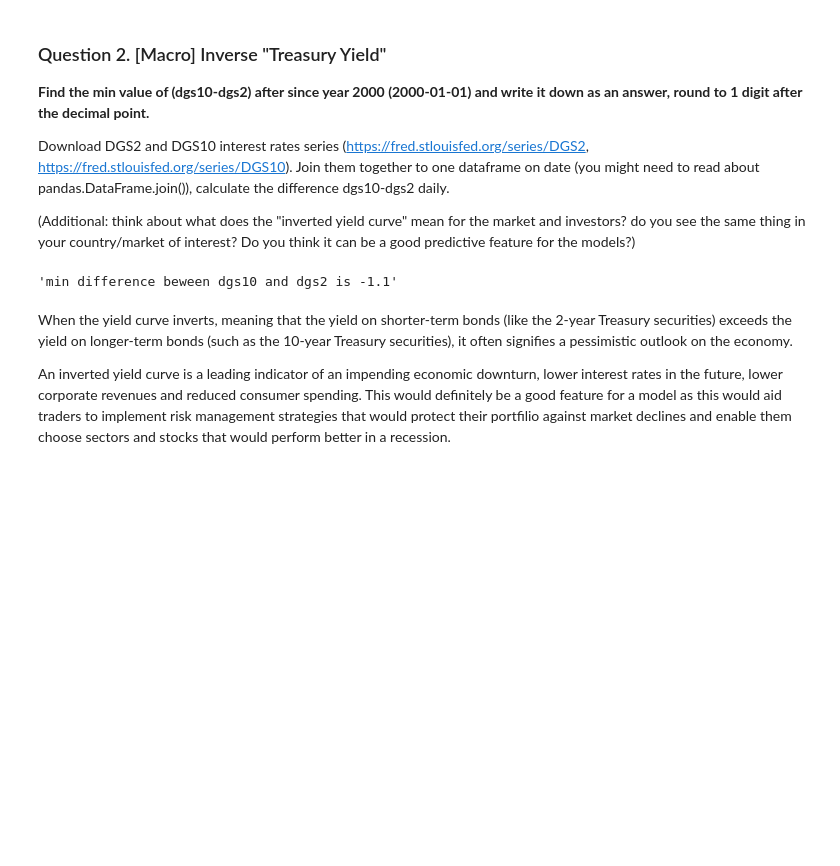
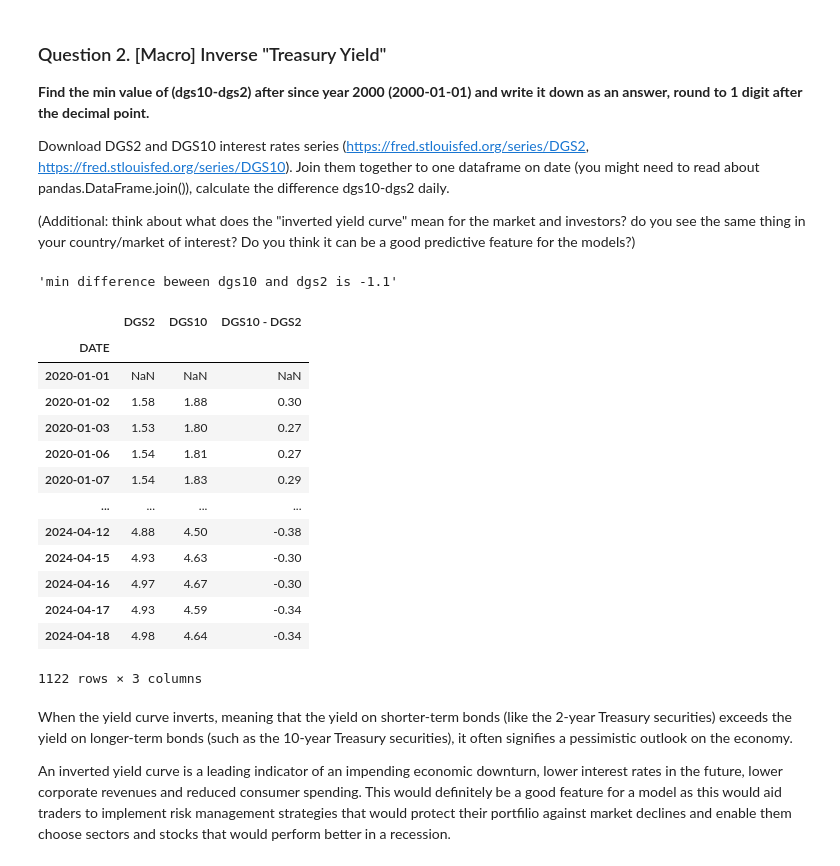
Before and after one commit to acebirim/Stock_Analysis_ZoomCamp, a Jupyter notebook: Answers_Module_1_Homework.ipynb, the cells around one changed output. Saved outputs shown, nothing was run; the diff lists cells and outputs as text; code cells hidden in the pictures; blank space fills up the shorter version.

```diff
--- a/Answers_Module_1_Homework.ipynb
+++ b/Answers_Module_1_Homework.ipynb
@@ -102,6 +102,23 @@ combined_df['DGS10 - DGS2'] = combined_df['DGS10'] - combined_df['DGS2']
 f"min difference beween dgs10 and dgs2 is {round(combined_df['DGS10 - DGS2'].min(),1)}"
 # %% [output]
 'min difference beween dgs10 and dgs2 is -1.1'
+# %%
+combined_df
+# %% [output]
+|  | DGS2 | DGS10 | DGS10 - DGS2 |
+| DATE |  |  |  |
+| 2020-01-01 | NaN | NaN | NaN |
+| 2020-01-02 | 1.58 | 1.88 | 0.30 |
+| 2020-01-03 | 1.53 | 1.80 | 0.27 |
+| 2020-01-06 | 1.54 | 1.81 | 0.27 |
+| 2020-01-07 | 1.54 | 1.83 | 0.29 |
+| ... | ... | ... | ... |
+| 2024-04-12 | 4.88 | 4.50 | -0.38 |
+| 2024-04-15 | 4.93 | 4.63 | -0.30 |
+| 2024-04-16 | 4.97 | 4.67 | -0.30 |
+| 2024-04-17 | 4.93 | 4.59 | -0.34 |
+| 2024-04-18 | 4.98 | 4.64 | -0.34 |
+1122 rows × 3 columns
 # %% [markdown]
 When the yield curve inverts, meaning that the yield on shorter-term bonds (like the 2-year Treasury securities) exceeds the yield on longer-term bonds (such as the 10-year Treasury securities), it often signifies a pessimistic outlook on the economy.
 
```
Also changed, not shown: parts of 2 cells of this notebook.
